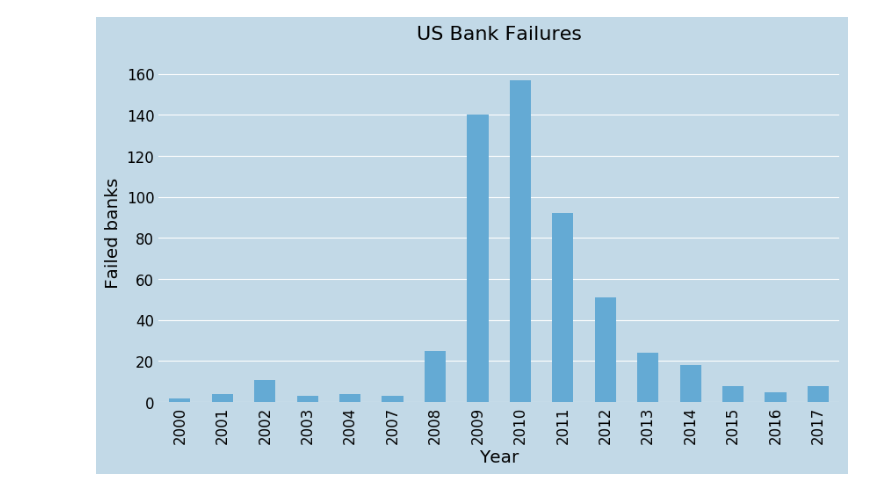
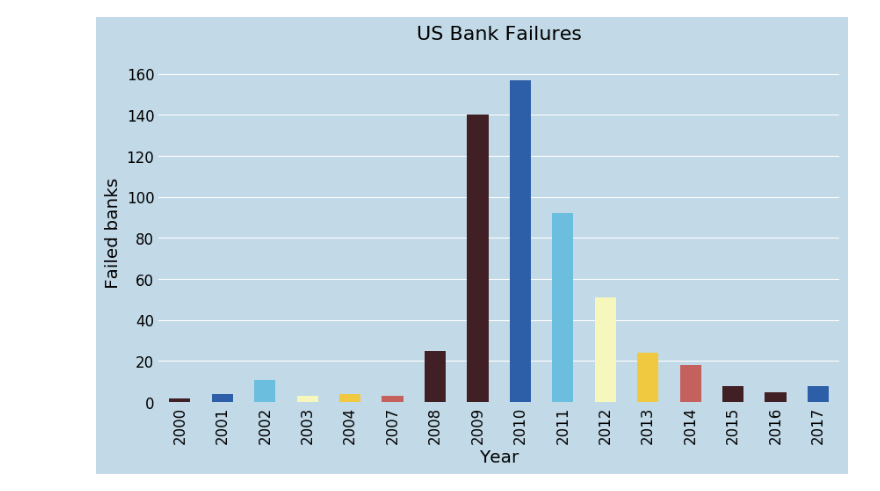
Before and after one commit to vpenney/data-studio, a Jupyter notebook: code/03-failed-banks/failed-banks.ipynb, the cells around one changed output. Drawn from its saved outputs; the diff is of its cells as text; code cells hidden in the pictures.

```diff
--- a/code/03-failed-banks/failed-banks.ipynb
+++ b/code/03-failed-banks/failed-banks.ipynb
@@ -47,7 +37,7 @@ df.head()
 | 4 | First NBC Bank | New Orleans | LA | 58302 | Whitney Bank | 28-Apr-17 | 5-Dec-17 | 2017 |
 # %%
 result = df.groupby('year').City.count()
-ax = result.plot(kind='bar', figsize=(10, 5), color='#64aad4')
+ax = result.plot(kind='bar', figsize=(10, 5))
 
 plt.rcdefaults()
 plt.rcParams.update({
@@ -56,32 +46,34 @@ plt.rcParams.update({
     'patch.linewidth': 0.5,
     'figure.facecolor': '#c2d9e7',
     'font.size': 12.0,
     'axes.facecolor': '#c2d9e7',
     'axes.edgecolor': 'white',
     'axes.linewidth': '1',
     'axes.grid': True,
     'grid.color': 'white',
     'axes.titlesize': 'x-large',
     'axes.labelsize': 'large',
     'axes.axisbelow': True,
-    'axes.prop_cycle': cycler('color', ['#64aad4', '#275876', '#ec866c', '#87d8d6', '#7273a5', '#f9d669']),
+    'axes.prop_cycle': cycler('color', ['#402025', '#2D5FA8', '#6BBEDD', '#F6F7BC', '#F0C940', '#C5615C']),
     'xtick.major.size': 0,
     'xtick.minor.size': 0,
     'ytick.major.size': 0,
     'ytick.minor.size': 0,
     'axes.labelweight': 'medium',
     'axes.spines.left': False,
     'axes.spines.bottom': False,
     'axes.spines.top': False,
     'axes.spines.right': False,
     'legend.facecolor': '#FFFFFF',
     'legend.loc': 'upper right',
     'legend.fontsize': 'small'
 })
 ax.set_xlabel("Year")
 ax.set_ylabel("Failed banks")
 ax.grid(False, axis='x')
 ax.set_title("US Bank Failures", pad=20)
 ax.title.set_fontsize(16)
+
+plt.show()
 # %% [output]
-[figure, old version]
+[figure, new version]
```
Also changed, not shown: parts of 16 cells of this notebook.
